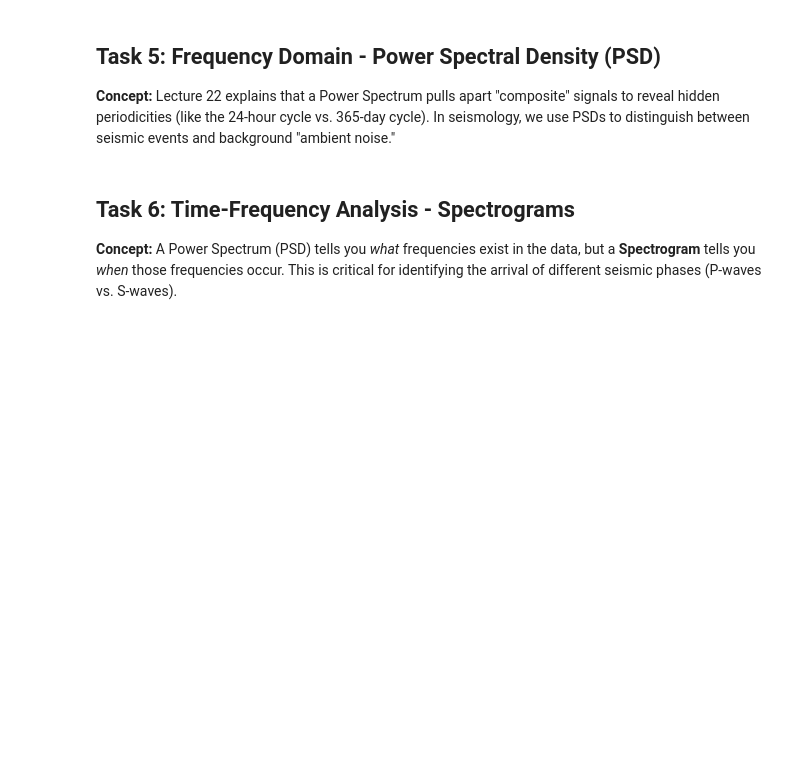
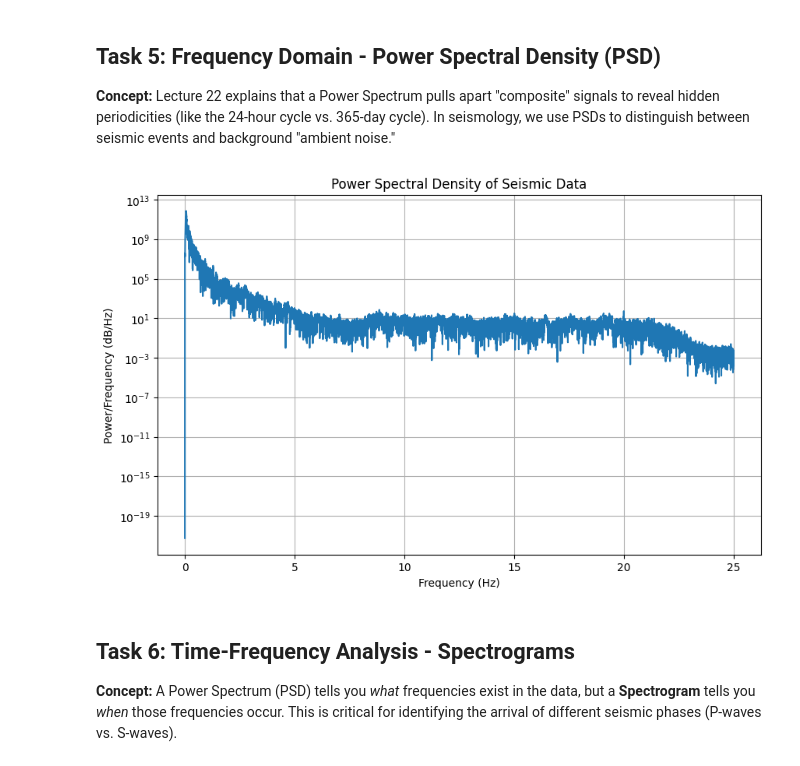
Before and after one commit to Hayden-Martin4250/Earthscience2245, a Jupyter notebook: ES2245_lab9.ipynb, the cells around one changed output. Cells and saved outputs as stored; diff of their text form; code cells hidden in the pictures; blank space fills up the shorter version.

```diff
--- a/ES2245_lab9.ipynb
+++ b/ES2245_lab9.ipynb
@@ -146,21 +158,30 @@ plt.show()
 # %%
 # Fetching data for a recent event using ObsPy
 client = Client("IRIS")
 starttime = obspy.UTCDateTime("2023-07-16T06:48:00") # M7.2 Alaska Event
 st = client.get_waveforms("AK", "COLD", "", "BHZ", starttime, starttime + 600)
 tr = st[0]
 
 # Pre-processing: Always detrend and taper before spectral analysis
 tr.detrend('linear')
 tr.taper(0.05)
 
 ### STUDENT CODE HERE ###
 # 1. Use scipy.signal.periodogram to calculate the PSD.
 # 2. Plot the result on a log-log or semilogy scale.
 # Hint: freq, psd = signal.periodogram(tr.data, fs=tr.stats.sampling_rate)
 
-# freqs, psd = ...
-# plt.semilogy(...)
+freq, psd = signal.periodogram(tr.data, fs=tr.stats.sampling_rate)
+
+# Plot the result on a semilogy scale
+plt.semilogy(freq, psd)
+plt.xlabel('Frequency (Hz)')
+plt.ylabel('Power/Frequency (dB/Hz)')
+plt.title('Power Spectral Density of Seismic Data')
+plt.grid(True)
+plt.show()
+# %% [output]
+[figure, added]
 # %% [markdown]
 ## Task 6: Time-Frequency Analysis - Spectrograms
 **Concept:** A Power Spectrum (PSD) tells you *what* frequencies exist in the data, but a **Spectrogram** tells you *when* those frequencies occur. This is critical for identifying the arrival of different seismic phases (P-waves vs. S-waves).
```
Also changed, not shown: parts of 6 cells of this notebook.
